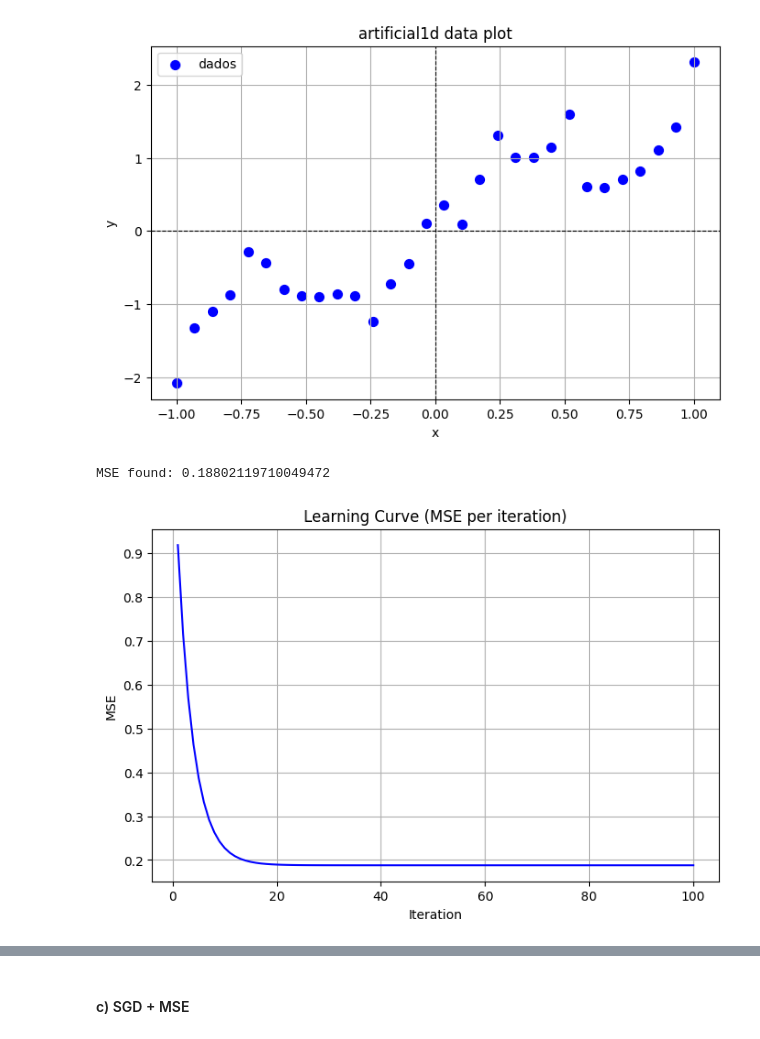
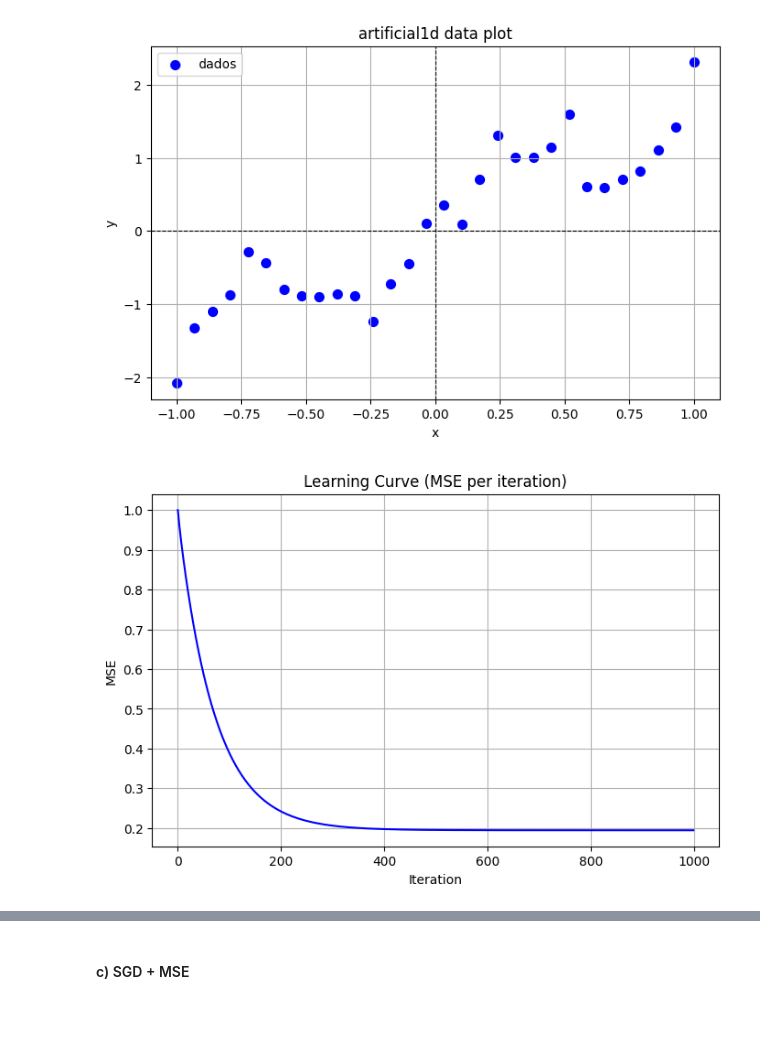
Before and after one commit to erikbayerlein/machine-learning, a Jupyter notebook: lists/L1/L1.ipynb, the cells around one changed output, grey strips where cells are left out. Cells and saved outputs as stored; diff of their text form; code cells hidden in the pictures.

```diff
--- a/lists/L1/L1.ipynb
+++ b/lists/L1/L1.ipynb
@@ -11,3 +14,13 @@ import matplotlib.pyplot as plt
+# %%
+def standard_scaler_norm(y):
+    y_mean = np.mean(y)
+    y_std = np.std(y)
+    return (y - y_mean) / y_std
+# %%
+def min_max_norm(X):
+    X_min = np.min(X)
+    X_max = np.max(X)
+    return (X - X_min) / (X_max - X_min)
 # %%
 def zscore_norm(dataset):
     n = dataset.shape[0]
@@ -203,15 +172,6 @@ plt.show()
 # %% [output]
 [figure]
 # %%
-normalized_data = zscore_norm(data)
-
-x = normalized_data[:, 0]
-y = normalized_data[:, 1]
-
-iters = 100
-alpha = 0.15
-
-w_hist, mse_hist = gradient_descent(x, y, iterations=iters, alpha=alpha)
-print(f"MSE found: {mse_hist[-1]}")
+X_normalized = min_max_norm(x)
+y_normalized = standard_scaler_norm(y)
+mse_hist, w = gradient_descent(X_normalized, y_normalized, epochs=1000, alpha=0.1)
-# %% [output]
-MSE found: 0.18802119710049472
@@ -218,11 +185,11 @@ MSE found: 0.18802119710049472
 # %%
 plt.figure(figsize=(8,5))
-plt.plot(np.arange(1, iters+1), mse_hist, color="blue")
+plt.plot(mse_hist, color="blue")
 plt.title("Learning Curve (MSE per iteration)")
 plt.xlabel("Iteration")
 plt.ylabel("MSE")
 plt.grid(True)
 plt.show()
 # %% [output]
-[figure, old version]
+[figure, new version]
 # %%
```
Also changed, not shown: parts of 55 cells of this notebook, 2 other files.
